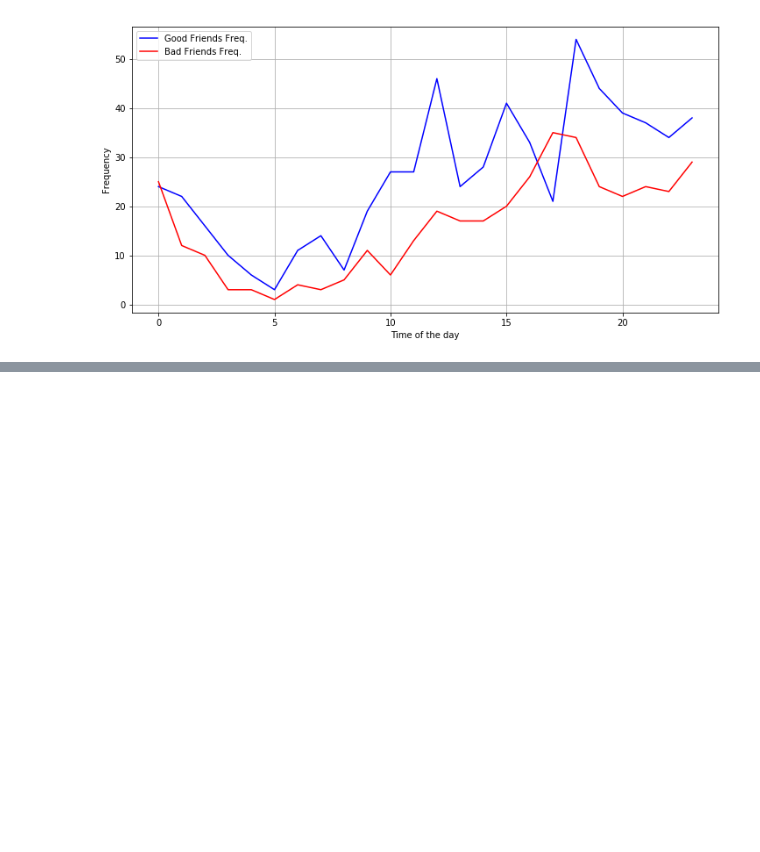
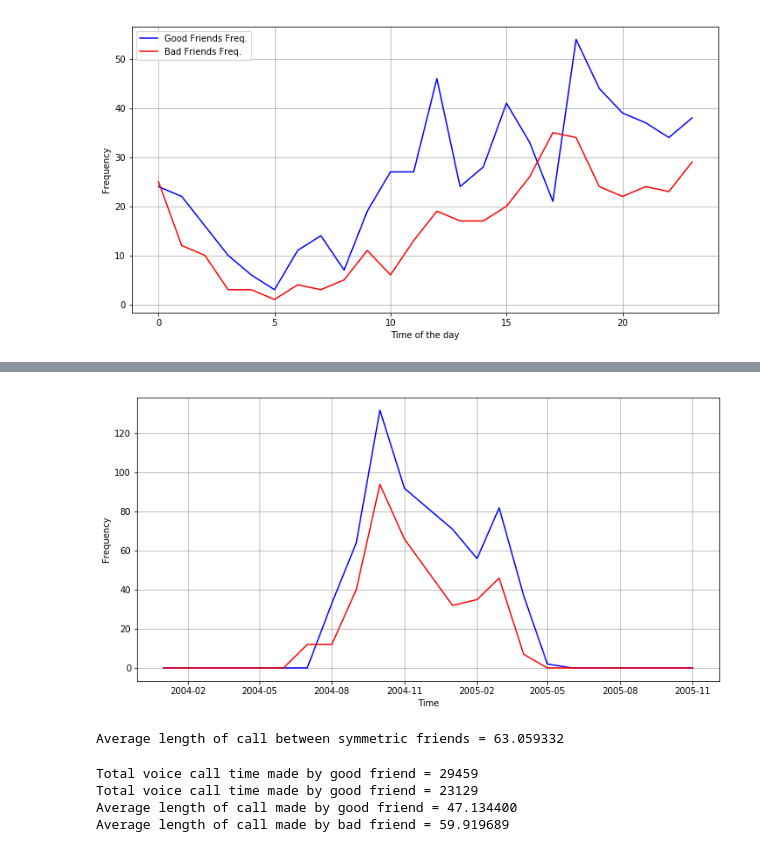
Before and after one commit to jinh-tech/reality_mining_hcc_2017, a Jupyter notebook: call_analysis.ipynb, the cells around one changed output, grey strips where cells are left out. Saved outputs shown, nothing was run; the diff lists cells and outputs as text; code cells hidden in the pictures; blank space fills up the shorter version.

```diff
--- a/call_analysis.ipynb
+++ b/call_analysis.ipynb
@@ -99,0 +109,61 @@ for year in range(2014, 2016):
+# %%
+dates = []
+month_freq_good = []
+month_freq_bad = []
+for year in range(2004, 2006):
+    for month in range(1, 12):
+        month_freq_good.append(0)
+        month_freq_bad.append(0)
+        for k in range(0,data.shape[0]):
+            temp_time = convertDatetime(data[k][3])
+            if temp_time.year == year and temp_time.month == month:
+                for l in range(0,len(asym)):
+                    if data[k][0] == asym[l][0] and data[k][1] == asym[l][1]:
+                        month_freq_good[-1] += 1
+                    if data[k][0] == asym[l][1] and data[k][1] == asym[l][0]:
+                        month_freq_bad[-1] += 1
+        dates.append(datetime(year=year, month=month,day=1))
+plt.figure(figsize=(12,6))
+plt.grid()
+plt.xlabel("Time")
+plt.ylabel("Frequency")
+plt.plot(dates,month_freq_good,'blue')
+plt.plot(dates,month_freq_bad,'red')
+plt.show()
+# %% [output]
+[figure, added]
+# %%
+avg = 0.0
+count = 0.0
+for k in range(0,data.shape[0]):
+    if friends[int(data[k][0]),int(data[k][1])] == 1 and friends[int(data[k][1]),int(data[k][0])] == 1:
+        avg += data[k][2]
+        count += 1
+avg = avg/count
+print "Average length of call between symmetric friends = %f" %avg
+# %% [output]
+Average length of call between symmetric friends = 63.059332
+# %%
+avg_good = 0.0
+avg_bad = 0.0
+freq_good = 0.0
+freq_bad = 0.0
+for i in range(0,asym.shape[0]):
+    for j in range(0,data.shape[0]):
+        if asym[i][0] == data[j][0] and asym[i][1] == data[j][1]:
+            avg_good += data[j][2]
+            freq_good += 1
+        if asym[i][1] == data[j][0] and asym[i][0] == data[j][1]:
+            avg_bad += data[j][2]
+            freq_bad += 1
+print "Total voice call time made by good friend = %d"%avg_good
+print "Total voice call time made by good friend = %d"%avg_bad
+avg_good = avg_good/freq_good
+avg_bad = avg_bad/freq_bad
+print "Average length of call made by good friend = %f" %avg_good
+print "Average length of call made by bad friend = %f" %avg_bad
+# %% [output]
+Total voice call time made by good friend = 29459
+Total voice call time made by good friend = 23129
+Average length of call made by good friend = 47.134400
+Average length of call made by bad friend = 59.919689
```
Also changed, not shown: parts of 1 cell of this notebook.
